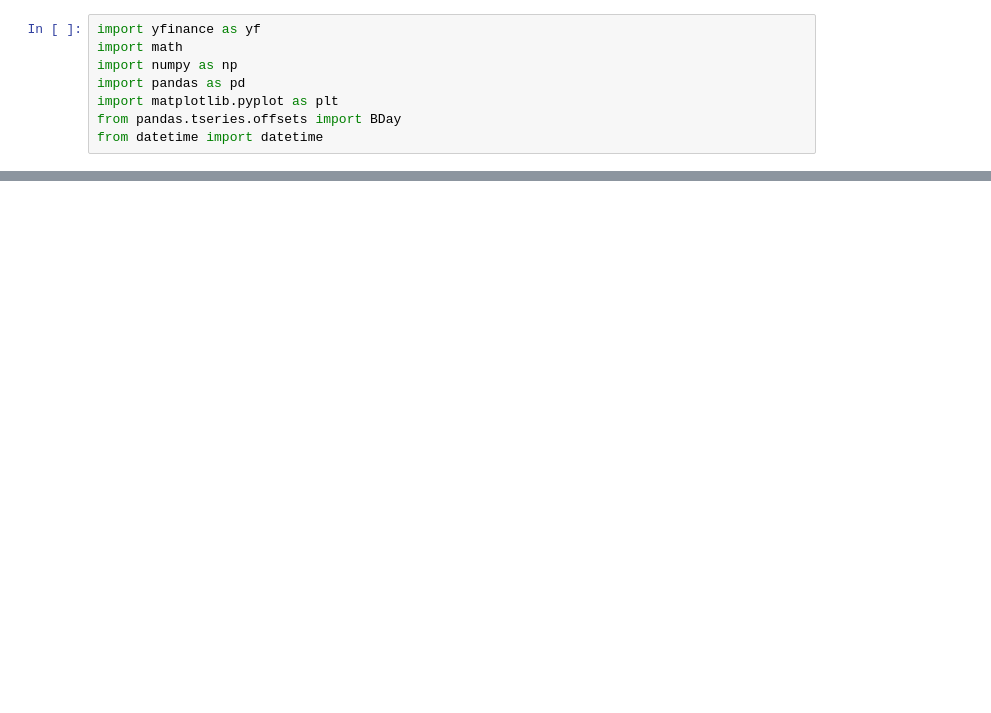
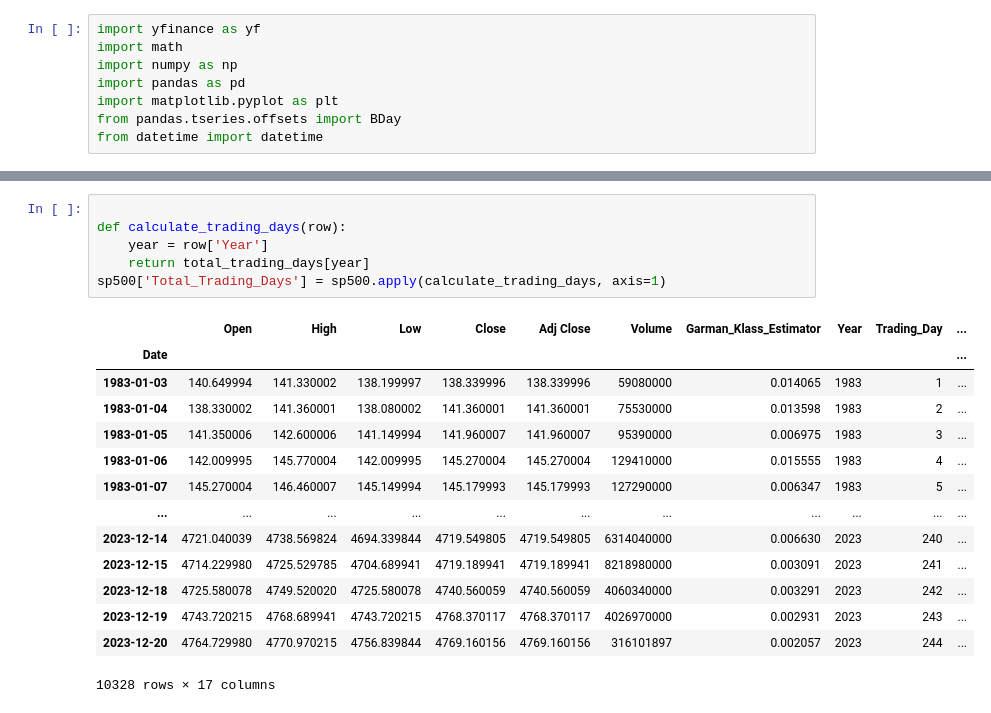
Before and after one commit to chrisphailey/vol_forecast, a Jupyter notebook: hull_mini_project_12_19.ipynb, the cells around one changed output, grey strips where cells are left out. Drawn from its saved outputs; the diff is of its cells as text; blank space fills up the shorter version.

```diff
--- a/hull_mini_project_12_19.ipynb
+++ b/hull_mini_project_12_19.ipynb
@@ -153,0 +146,21 @@ sp500['Trading_Day_Ratio'] = sp500.apply(calculate_trading_day_ratio, axis=1)
+# %%
+
+def calculate_trading_days(row):
+    year = row['Year']
+    return total_trading_days[year]
+sp500['Total_Trading_Days'] = sp500.apply(calculate_trading_days, axis=1)
+# %% [output]
+|  | Open | High | Low | Close | Adj Close | Volume | Garman_Klass_Estimator | Year | Trading_Day | ... |
+| Date |  |  |  |  |  |  |  |  |  | ... |
+| 1983-01-03 | 140.649994 | 141.330002 | 138.199997 | 138.339996 | 138.339996 | 59080000 | 0.014065 | 1983 | 1 | ... |
+| 1983-01-04 | 138.330002 | 141.360001 | 138.080002 | 141.360001 | 141.360001 | 75530000 | 0.013598 | 1983 | 2 | ... |
+| 1983-01-05 | 141.350006 | 142.600006 | 141.149994 | 141.960007 | 141.960007 | 95390000 | 0.006975 | 1983 | 3 | ... |
+| 1983-01-06 | 142.009995 | 145.770004 | 142.009995 | 145.270004 | 145.270004 | 129410000 | 0.015555 | 1983 | 4 | ... |
+| 1983-01-07 | 145.270004 | 146.460007 | 145.149994 | 145.179993 | 145.179993 | 127290000 | 0.006347 | 1983 | 5 | ... |
+| ... | ... | ... | ... | ... | ... | ... | ... | ... | ... | ... |
+| 2023-12-14 | 4721.040039 | 4738.569824 | 4694.339844 | 4719.549805 | 4719.549805 | 6314040000 | 0.006630 | 2023 | 240 | ... |
+| 2023-12-15 | 4714.229980 | 4725.529785 | 4704.689941 | 4719.189941 | 4719.189941 | 8218980000 | 0.003091 | 2023 | 241 | ... |
+| 2023-12-18 | 4725.580078 | 4749.520020 | 4725.580078 | 4740.560059 | 4740.560059 | 4060340000 | 0.003291 | 2023 | 242 | ... |
+| 2023-12-19 | 4743.720215 | 4768.689941 | 4743.720215 | 4768.370117 | 4768.370117 | 4026970000 | 0.002931 | 2023 | 243 | ... |
+| 2023-12-20 | 4764.729980 | 4770.970215 | 4756.839844 | 4769.160156 | 4769.160156 | 316101897 | 0.002057 | 2023 | 244 | ... |
+10328 rows × 17 columns
```
Also changed, not shown: parts of 15 cells of this notebook, 2 other files.
